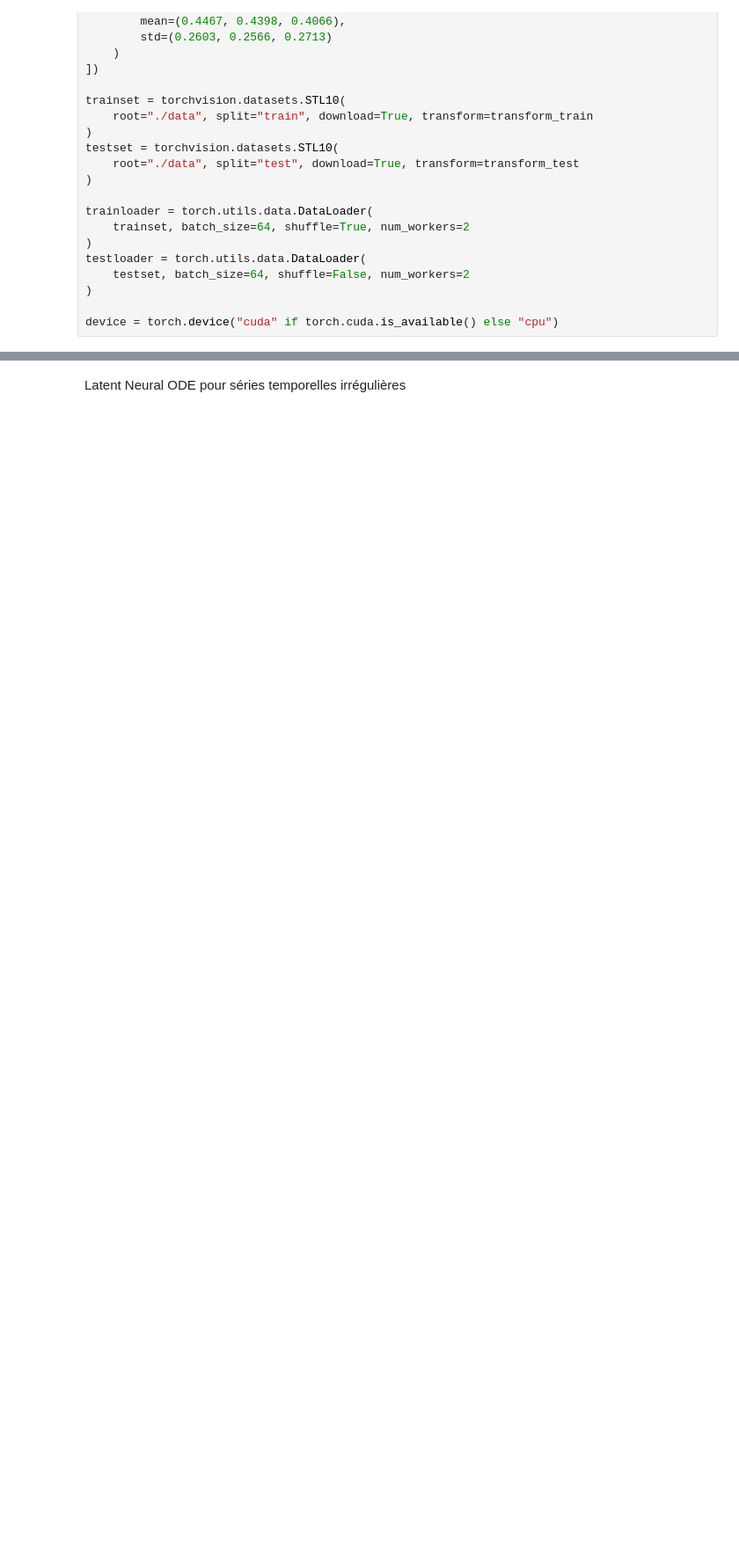
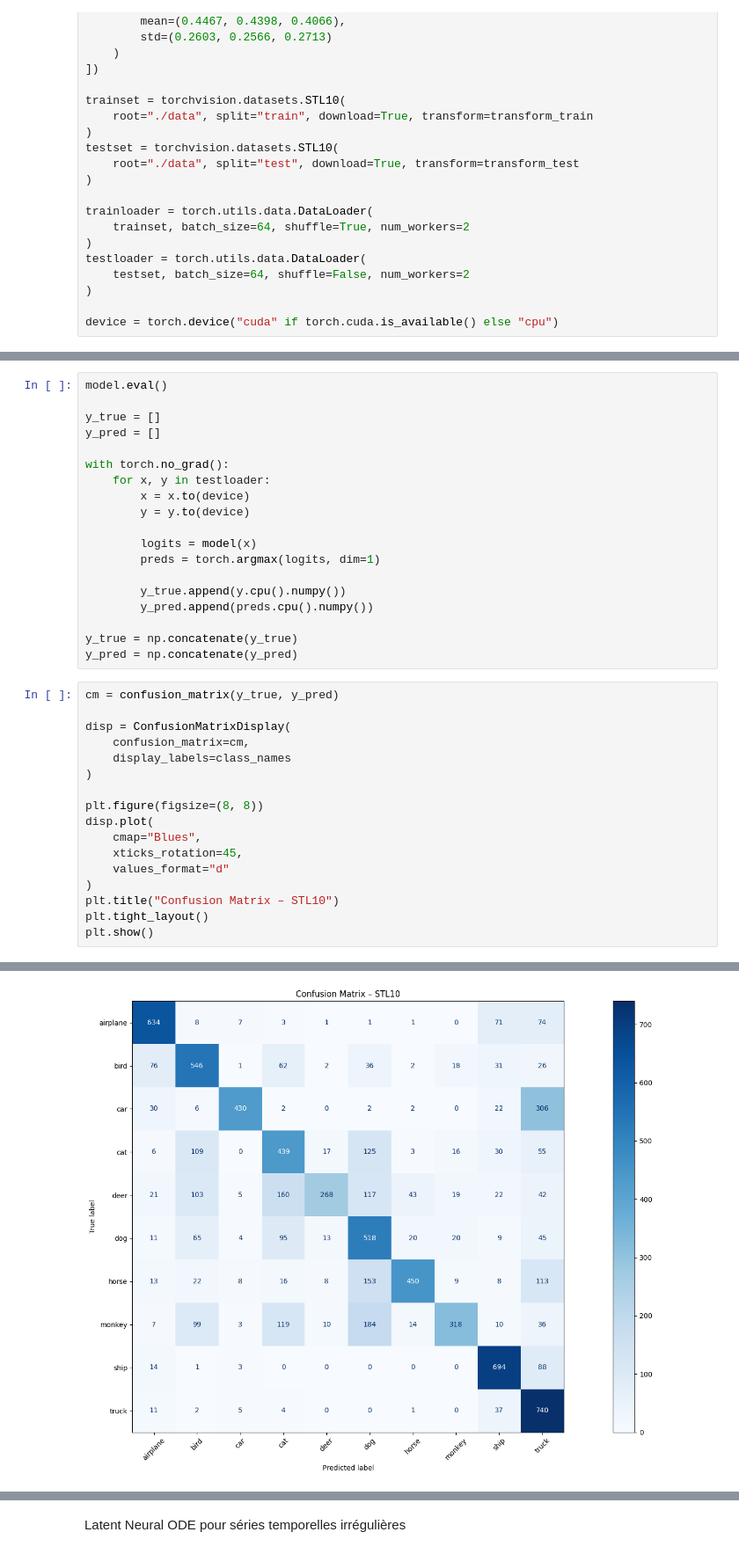
Before and after one commit to Titouaaaan/M2-MIND, a Jupyter notebook: ADL/tme6/ADL_TME6_Neural_ODE_student.ipynb, the cells around one changed output, grey strips where cells are left out. Shown at 88% size. Saved outputs shown, nothing was run; the diff lists cells and outputs as text; blank space fills up the shorter version.

```diff
--- a/ADL/tme6/ADL_TME6_Neural_ODE_student.ipynb
+++ b/ADL/tme6/ADL_TME6_Neural_ODE_student.ipynb
@@ -781,0 +831,37 @@ plt.show()
+# %%
+model.eval()
+
+y_true = []
+y_pred = []
+
+with torch.no_grad():
+    for x, y in testloader:
+        x = x.to(device)
+        y = y.to(device)
+
+        logits = model(x)
+        preds = torch.argmax(logits, dim=1)
+
+        y_true.append(y.cpu().numpy())
+        y_pred.append(preds.cpu().numpy())
+
+y_true = np.concatenate(y_true)
+y_pred = np.concatenate(y_pred)
+# %%
+cm = confusion_matrix(y_true, y_pred)
+
+disp = ConfusionMatrixDisplay(
+    confusion_matrix=cm,
+    display_labels=class_names
+)
+
+plt.figure(figsize=(8, 8))
+disp.plot(
+    cmap="Blues",
+    xticks_rotation=45,
+    values_format="d"
+)
+plt.title("Confusion Matrix – STL10")
+plt.tight_layout()
+plt.show()
+# %% [output]
@@ -781,0 +869 @@ plt.show()
+[figure, added]
```
Also changed, not shown: parts of 22 cells of this notebook.
